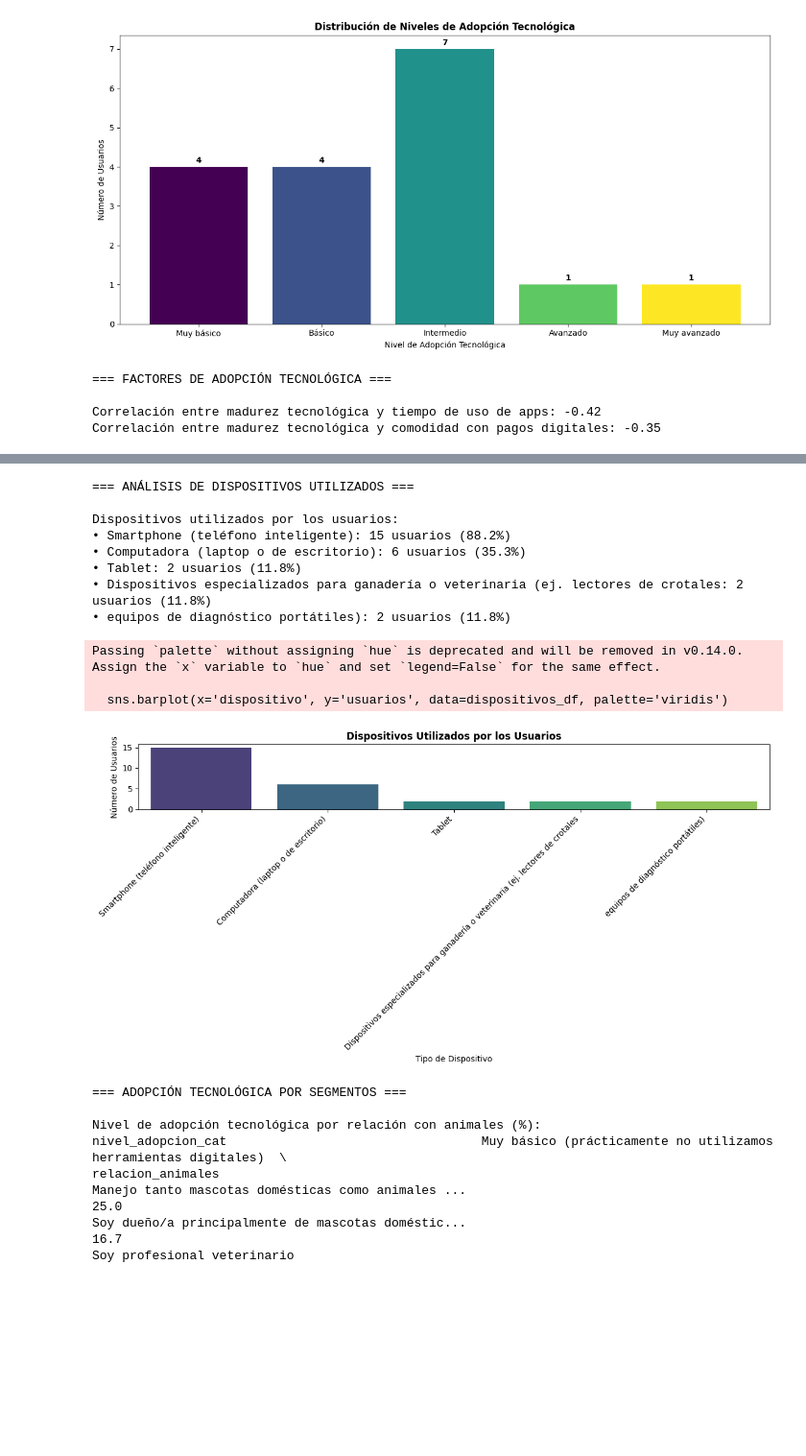
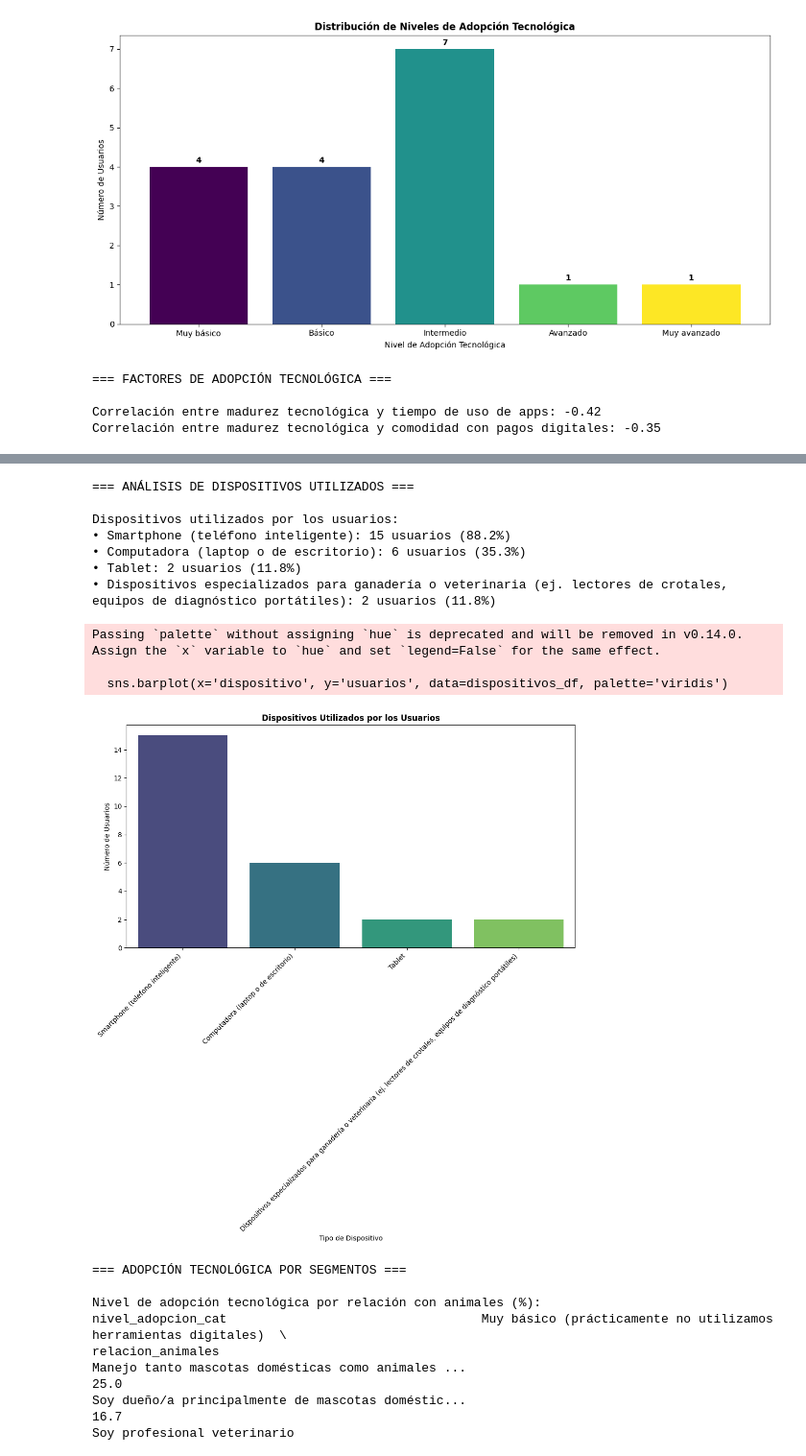
Before and after one commit to betooxx-dev/md-vetzoone, a Jupyter notebook: notebook_main.ipynb, the cells around one changed output, grey strips where cells are left out. Shown at 96% size. Cells and saved outputs as stored; diff of their text form; code cells hidden in the pictures; blank space fills up the shorter version.

```diff
--- a/notebook_main.ipynb
+++ b/notebook_main.ipynb
@@ -1673,15 +1673,23 @@ plt.show()
 
 print("\n=== ANÁLISIS DE DISPOSITIVOS UTILIZADOS ===\n")
 
-dispositivos_counts = {}
+dispositivos_posibles = [
+    "Smartphone (teléfono inteligente)",
+    "Tablet",
+    "Computadora (laptop o de escritorio)",
+    "Dispositivos especializados para ganadería o veterinaria (ej. lectores de crotales, equipos de diagnóstico portátiles)",
+    "Principalmente registros y gestión en papel, con uso mínimo de tecnología digital"
+]
+
+dispositivos_counts = {dispositivo: 0 for dispositivo in dispositivos_posibles}
+
 for respuesta in df['dispositivos_principales'].dropna():
-    dispositivos = str(respuesta).split(',')
-    for dispositivo in dispositivos:
-        dispositivo = dispositivo.strip()
-        if dispositivo in dispositivos_counts:
+    respuesta_str = str(respuesta)
+    for dispositivo in dispositivos_posibles:
+        if dispositivo in respuesta_str:
             dispositivos_counts[dispositivo] += 1
-        else:
-            dispositivos_counts[dispositivo] = 1
+
+dispositivos_counts = {k: v for k, v in dispositivos_counts.items() if v > 0}
 
 dispositivos_df = pd.DataFrame({
     'dispositivo': list(dispositivos_counts.keys()),
@@ -1689,36 +1697,35 @@ dispositivos_df = pd.DataFrame({
     'porcentaje': [count / len(df) * 100 for count in dispositivos_counts.values()]
 }).sort_values('usuarios', ascending=False)
 
 print("Dispositivos utilizados por los usuarios:")
 for idx, row in dispositivos_df.iterrows():
     print(f"• {row['dispositivo']}: {row['usuarios']} usuarios ({row['porcentaje']:.1f}%)")
 
 plt.figure(figsize=(12, 6))
 sns.barplot(x='dispositivo', y='usuarios', data=dispositivos_df, palette='viridis')
 plt.title('Dispositivos Utilizados por los Usuarios', fontweight='bold')
 plt.xlabel('Tipo de Dispositivo')
 plt.ylabel('Número de Usuarios')
 plt.xticks(rotation=45, ha='right')
 plt.tight_layout()
 plt.show()
 # %% [output]
 === FACTORES DE ADOPCIÓN TECNOLÓGICA ===
 
 Correlación entre madurez tecnológica y tiempo de uso de apps: -0.42
 Correlación entre madurez tecnológica y comodidad con pagos digitales: -0.35
 [figure]
 === ANÁLISIS DE DISPOSITIVOS UTILIZADOS ===
 
 Dispositivos utilizados por los usuarios:
 • Smartphone (teléfono inteligente): 15 usuarios (88.2%)
 • Computadora (laptop o de escritorio): 6 usuarios (35.3%)
 • Tablet: 2 usuarios (11.8%)
-• Dispositivos especializados para ganadería o veterinaria (ej. lectores de crotales: 2 usuarios (11.8%)
-• equipos de diagnóstico portátiles): 2 usuarios (11.8%)
+• Dispositivos especializados para ganadería o veterinaria (ej. lectores de crotales, equipos de diagnóstico portátiles): 2 usuarios (11.8%)
 Passing `palette` without assigning `hue` is deprecated and will be removed in v0.14.0. Assign the `x` variable to `hue` and set `legend=False` for the same effect.
 
   sns.barplot(x='dispositivo', y='usuarios', data=dispositivos_df, palette='viridis')
-[figure, old version]
+[figure, new version]
 # %%
 print("=== ADOPCIÓN TECNOLÓGICA POR SEGMENTOS ===\n")
 
```
Also changed, not shown: parts of 5 cells of this notebook, 2 other files.
